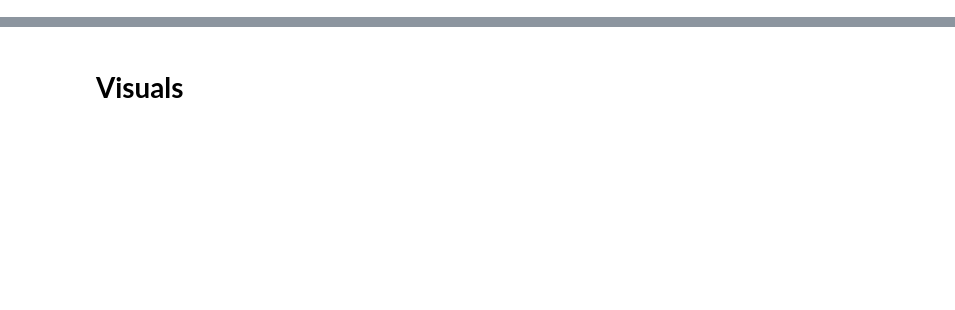
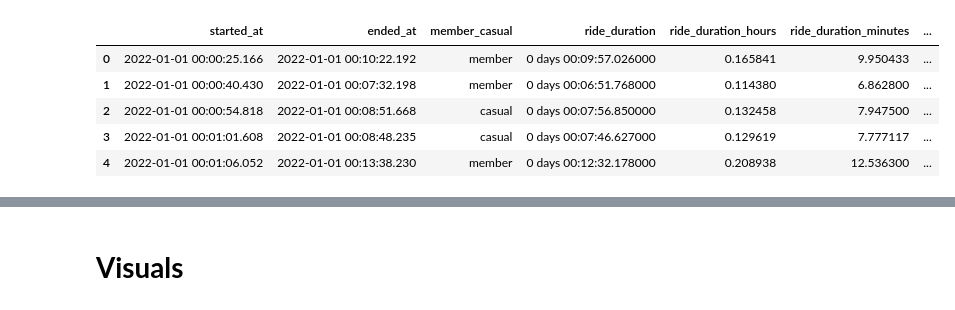
Before and after one commit to ankesh86/BlueBikes_MachineLearning, a Jupyter notebook: BlueBikesData.ipynb, the cells around one changed output, grey strips where cells are left out. Drawn from its saved outputs; the diff is of its cells as text; code cells hidden in the pictures; blank space fills up the shorter version.

```diff
--- a/BlueBikesData.ipynb
+++ b/BlueBikesData.ipynb
@@ -102,0 +162,11 @@ dtype: object
+# %%
+raw_data_cleaned['member_casual'] = raw_data_cleaned['member_casual'].replace('Subscriber', 'member')
+raw_data_cleaned['member_casual'] = raw_data_cleaned['member_casual'].replace('Customer', 'casual')
+raw_data_cleaned.head()
+# %% [output]
+|  | started_at | ended_at | member_casual | ride_duration | ride_duration_hours | ride_duration_minutes | ... |
+| 0 | 2022-01-01 00:00:25.166 | 2022-01-01 00:10:22.192 | member | 0 days 00:09:57.026000 | 0.165841 | 9.950433 | ... |
+| 1 | 2022-01-01 00:00:40.430 | 2022-01-01 00:07:32.198 | member | 0 days 00:06:51.768000 | 0.114380 | 6.862800 | ... |
+| 2 | 2022-01-01 00:00:54.818 | 2022-01-01 00:08:51.668 | casual | 0 days 00:07:56.850000 | 0.132458 | 7.947500 | ... |
+| 3 | 2022-01-01 00:01:01.608 | 2022-01-01 00:08:48.235 | casual | 0 days 00:07:46.627000 | 0.129619 | 7.777117 | ... |
+| 4 | 2022-01-01 00:01:06.052 | 2022-01-01 00:13:38.230 | member | 0 days 00:12:32.178000 | 0.208938 | 12.536300 | ... |
```
Also changed, not shown: parts of 32 cells of this notebook.
